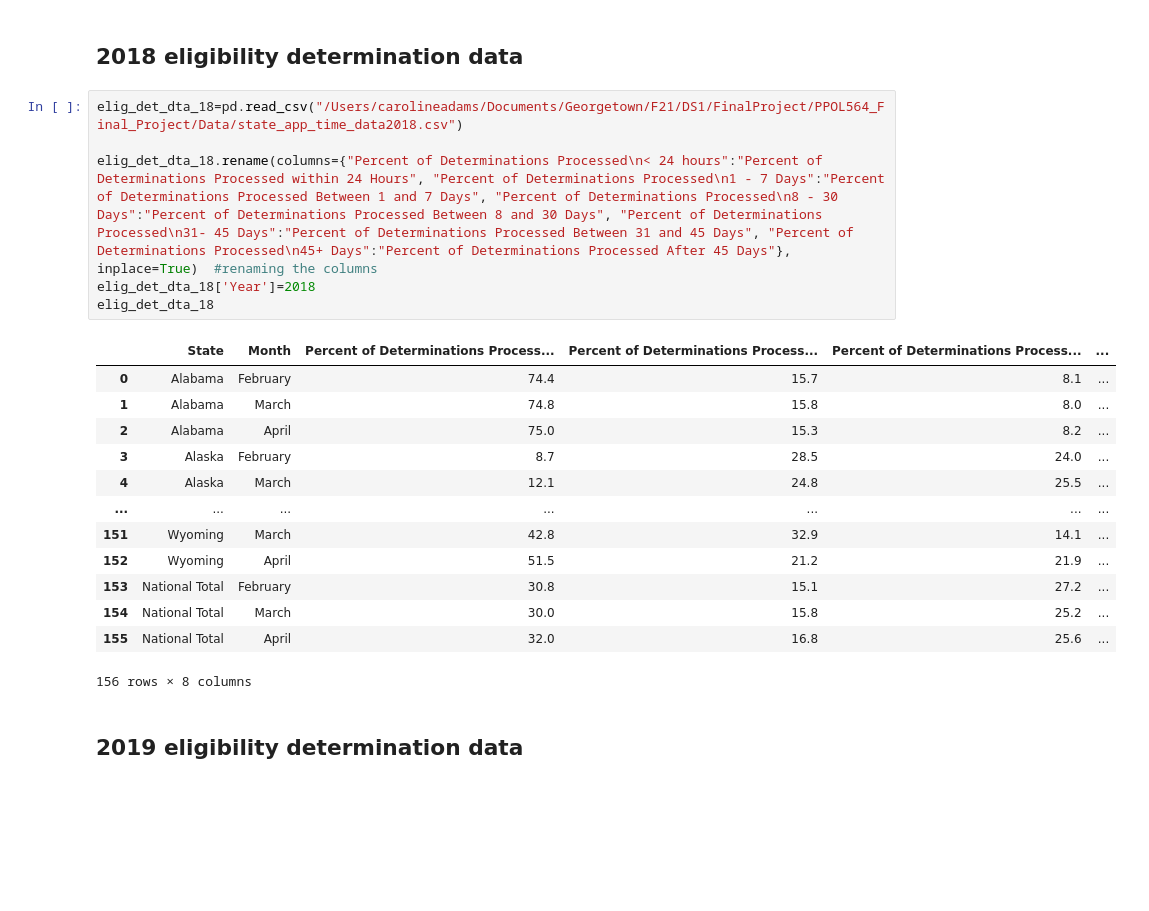
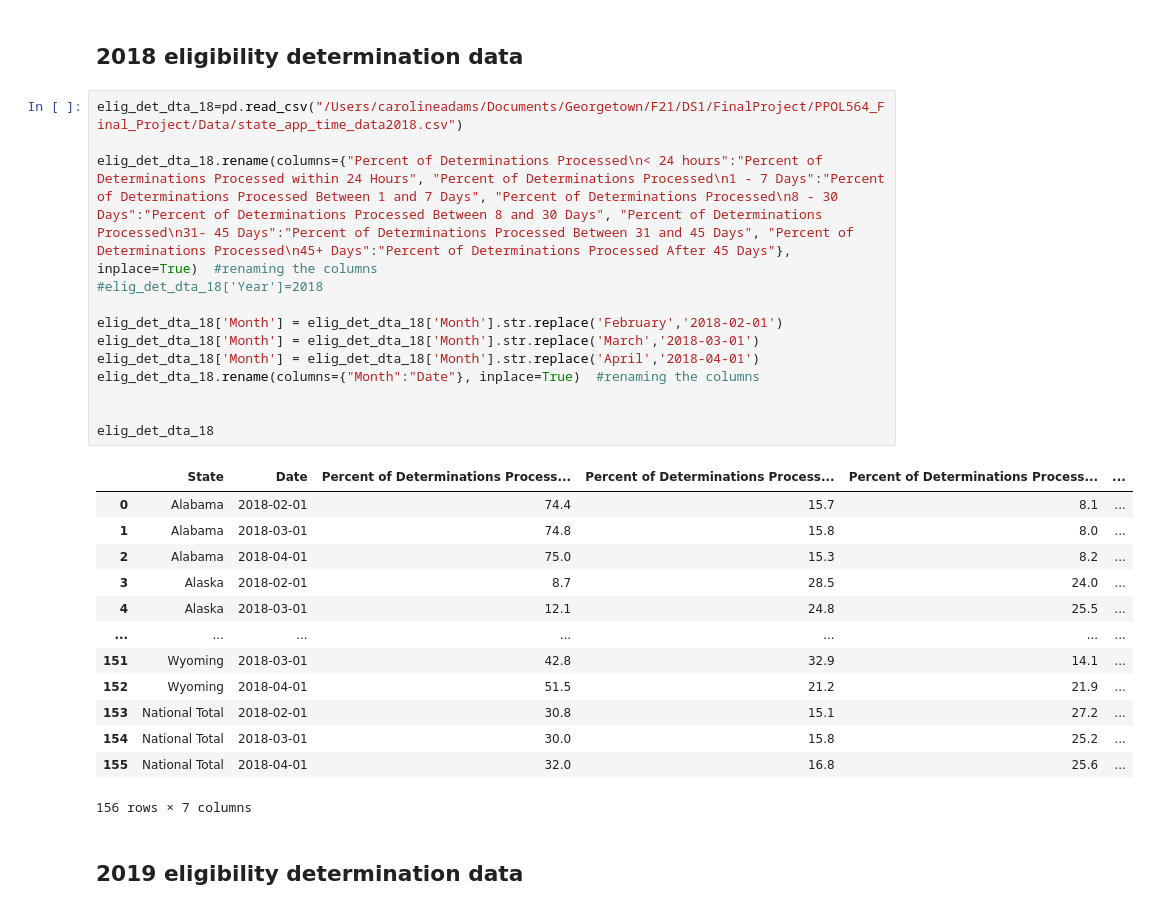
Before and after one commit to carolineeadams/Medicaid_Application_Processing_Time, a Jupyter notebook: Data Joining and Manipulation.ipynb, the cells around one changed output. Cells and saved outputs as stored; diff of their text form; blank space fills up the shorter version.

```diff
--- a/Data Joining and Manipulation.ipynb
+++ b/Data Joining and Manipulation.ipynb
@@ -219,23 +263,30 @@ df_19
 # %%
 elig_det_dta_18=pd.read_csv("/Users/carolineadams/Documents/Georgetown/F21/DS1/FinalProject/PPOL564_Final_Project/Data/state_app_time_data2018.csv")
 
 elig_det_dta_18.rename(columns={"Percent of Determinations Processed\n< 24 hours":"Percent of Determinations Processed within 24 Hours", "Percent of Determinations Processed\n1 - 7 Days":"Percent of Determinations Processed Between 1 and 7 Days", "Percent of Determinations Processed\n8 - 30 Days":"Percent of Determinations Processed Between 8 and 30 Days", "Percent of Determinations Processed\n31- 45 Days":"Percent of Determinations Processed Between 31 and 45 Days", "Percent of Determinations Processed\n45+ Days":"Percent of Determinations Processed After 45 Days"}, inplace=True)  #renaming the columns
-elig_det_dta_18['Year']=2018
+#elig_det_dta_18['Year']=2018
+
+elig_det_dta_18['Month'] = elig_det_dta_18['Month'].str.replace('February','2018-02-01')
+elig_det_dta_18['Month'] = elig_det_dta_18['Month'].str.replace('March','2018-03-01')
+elig_det_dta_18['Month'] = elig_det_dta_18['Month'].str.replace('April','2018-04-01')
+elig_det_dta_18.rename(columns={"Month":"Date"}, inplace=True)  #renaming the columns
+
+
 elig_det_dta_18
 # %% [output]
-|  | State | Month | Percent of Determinations Process... | Percent of Determinations Process... | Percent of Determinations Process... | ... |
-| 0 | Alabama | February | 74.4 | 15.7 | 8.1 | ... |
-| 1 | Alabama | March | 74.8 | 15.8 | 8.0 | ... |
-| 2 | Alabama | April | 75.0 | 15.3 | 8.2 | ... |
-| 3 | Alaska | February | 8.7 | 28.5 | 24.0 | ... |
-| 4 | Alaska | March | 12.1 | 24.8 | 25.5 | ... |
+|  | State | Date | Percent of Determinations Process... | Percent of Determinations Process... | Percent of Determinations Process... | ... |
+| 0 | Alabama | 2018-02-01 | 74.4 | 15.7 | 8.1 | ... |
+| 1 | Alabama | 2018-03-01 | 74.8 | 15.8 | 8.0 | ... |
+| 2 | Alabama | 2018-04-01 | 75.0 | 15.3 | 8.2 | ... |
+| 3 | Alaska | 2018-02-01 | 8.7 | 28.5 | 24.0 | ... |
+| 4 | Alaska | 2018-03-01 | 12.1 | 24.8 | 25.5 | ... |
 | ... | ... | ... | ... | ... | ... | ... |
-| 151 | Wyoming | March | 42.8 | 32.9 | 14.1 | ... |
-| 152 | Wyoming | April | 51.5 | 21.2 | 21.9 | ... |
-| 153 | National Total | February | 30.8 | 15.1 | 27.2 | ... |
-| 154 | National Total | March | 30.0 | 15.8 | 25.2 | ... |
-| 155 | National Total | April | 32.0 | 16.8 | 25.6 | ... |
+| 151 | Wyoming | 2018-03-01 | 42.8 | 32.9 | 14.1 | ... |
+| 152 | Wyoming | 2018-04-01 | 51.5 | 21.2 | 21.9 | ... |
+| 153 | National Total | 2018-02-01 | 30.8 | 15.1 | 27.2 | ... |
+| 154 | National Total | 2018-03-01 | 30.0 | 15.8 | 25.2 | ... |
+| 155 | National Total | 2018-04-01 | 32.0 | 16.8 | 25.6 | ... |
-156 rows × 8 columns
+156 rows × 7 columns
 # %% [markdown]
 ## 2019 eligibility determination data
 # %%
```
Also changed, not shown: parts of 9 cells of this notebook, 8 other files.
